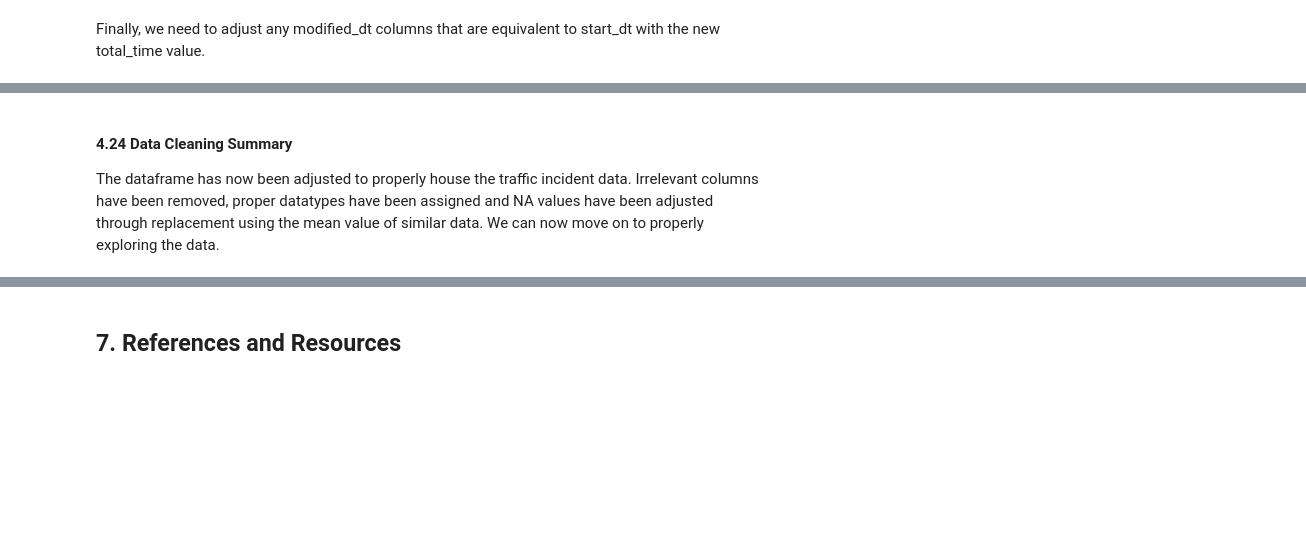
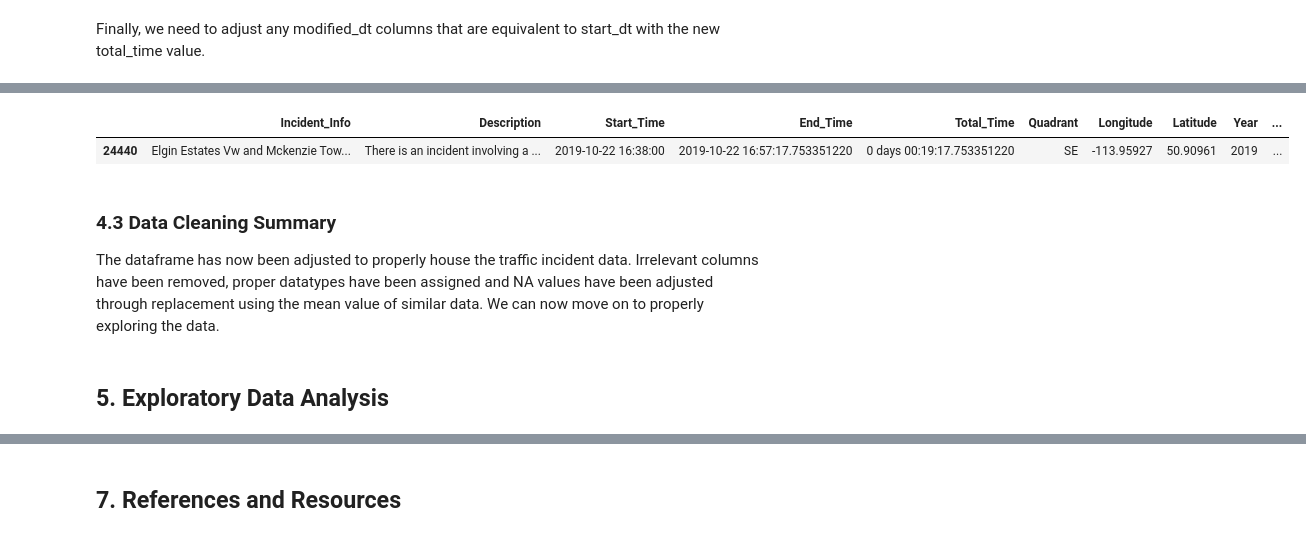
Before and after one commit to Gage-Fleming/City-of-Calgary-Data-Analysis, a Jupyter notebook: midterm.ipynb, the cells around one changed output, grey strips where cells are left out. Drawn from its saved outputs; the diff is of its cells as text; code cells hidden in the pictures; blank space fills up the shorter version.

```diff
--- a/midterm.ipynb
+++ b/midterm.ipynb
@@ -404,14 +431,14 @@ To create total time, modified_dt first needs to have all it's NaN values change
 Which will create a total_time of 0 minutes.
 """
 
-df['modified_dt'].fillna(df['start_dt'], inplace=True)
+df['End_Time'].fillna(df['Start_Time'], inplace=True)
 
 # Create total_time column which is modified_dt - start_dt.
-total_time = (df['modified_dt'] - df['start_dt'])
+total_time = (df['End_Time'] - df['Start_Time'])
 
 # Insert total_time into dataframe after modified_dt.
 df.insert(loc=4,
-          column='total_time',
+          column='Total_Time',
           value=total_time)
 # %%
 # Plot the current total_time column to get an idea of the missing data.
@@ -427,27 +454,27 @@ Timedelta('0 days 00:20:06.263349575')
 The above plot shows a large amount of missing/zero values in the middle of the dataset. The mean of the column also shows us that the average clearing time takes 20 minutes which, seems quick. The below replaced these values with the average time an accident with the same descriptor takes to be reported as cleaned up.
 # %%
 # Convert total time to integer representing minutes to allow for easier boolean comparisons to find time with 0.
-df['total_time'] = df['total_time'] / pd.Timedelta(minutes=1)
+df['Total_Time'] = df['Total_Time'] / pd.Timedelta(minutes=1)
 
 # Produce a new dataframe with the mean of total time with incidents of the same value.
-mean_values_df = df[['description', 'total_time']]
+mean_values_df = df[['Description', 'Total_Time']]
 # Remove any values that contain zero to get a more accurate average. This can result in cases where a unique crash that is misreported is now missing from the average dataframe. This will be handled when we iterate through the original df.
-mean_values_df = mean_values_df[mean_values_df['total_time'] != 0.0]
+mean_values_df = mean_values_df[mean_values_df['Total_Time'] != 0.0]
 # Group this dataframe by the mean of each descriptor
-mean_values_df = mean_values_df.groupby('description').mean(numeric_only=False)
+mean_values_df = mean_values_df.groupby('Description').mean(numeric_only=False)
 
 # Loop through df and change any values currently at 0 to the average of the descriptor. If an error occurs catch it and print the current descriptor to confirm they are unique accidents and count the number of errors to ensure dataset stays healthy.
 count = 0
 for index, row in df.iterrows():
     if row[4] == 0.0:
         try:
-            df.at[index, 'total_time'] = mean_values_df.loc[row[1]]
+            df.at[index, 'Total_Time'] = mean_values_df.loc[row[1]]
         except:
             print(f'No total_time data for incident(s) with this description: {row[1]} NUMBER OF ERRORS:{count}')
             count = count + 1
 
 # Convert the total_time column back to time delta.
-df['total_time'] = pd.to_timedelta(df['total_time'], unit='min')
+df['Total_Time'] = pd.to_timedelta(df['Total_Time'], unit='min')
 # %% [output]
 No total_time data for incident(s) with this description: Traffic incident. Blocking the left lanes. Expect delays in the area NUMBER OF ERRORS:0
 No total_time data for incident(s) with this description: Traffic signals are blank. Police is directing traffic NUMBER OF ERRORS:1
@@ -483,7 +510,7 @@ Finally, we need to adjust any modified_dt columns that are equivalent to start_
 # Iterate through df to replace modified_dt with a more accurate time in relation to start_dt and total_time if modified_dt = start_dt
 for index, row in df.iterrows():
     if row[3] == row[2]:
-        df.at[index, 'modified_dt'] = row[2] + row[4]
+        df.at[index, 'End_Time'] = row[2] + row[4]
 
 # Confirm all NA values have been removed/updated.
 df.isnull().sum()
@@ -501,4 +531,19 @@ dtype: int64
+# %%
+# Create year, month and day columns from Start_Time
+# Below line taken from https://stackoverflow.com/questions/55776571/how-to-split-a-date-column-into-separate-day-month-year-column-in-pandas
+df[['Year', 'Month', 'Day']] = df['Start_Time'].apply(lambda x: x.timetuple()[:3]).tolist()
+
+# Get hour of crash.
+df['Hour'] = df['Start_Time'].dt.hour
+# %%
+# Ensure new columns have been created successfully.
+df.sample(1)
+# %% [output]
+|  | Incident_Info | Description | Start_Time | End_Time | Total_Time | Quadrant | Longitude | Latitude | Year | ... |
+| 24440 | Elgin Estates Vw and Mckenzie Tow... | There is an incident involving a ... | 2019-10-22 16:38:00 | 2019-10-22 16:57:17.753351220 | 0 days 00:19:17.753351220 | SE | -113.95927 | 50.90961 | 2019 | ... |
 # %% [markdown]
-#### 4.24 Data Cleaning Summary
+### 4.3 Data Cleaning Summary
 
 The dataframe has now been adjusted to properly house the traffic incident data. Irrelevant columns have been removed, proper datatypes have been assigned and NA values have been adjusted through replacement using the mean value of similar data. We can now move on to properly exploring the data.
+# %% [markdown]
+## 5. Exploratory Data Analysis
```
Also changed, not shown: parts of 26 cells of this notebook.
